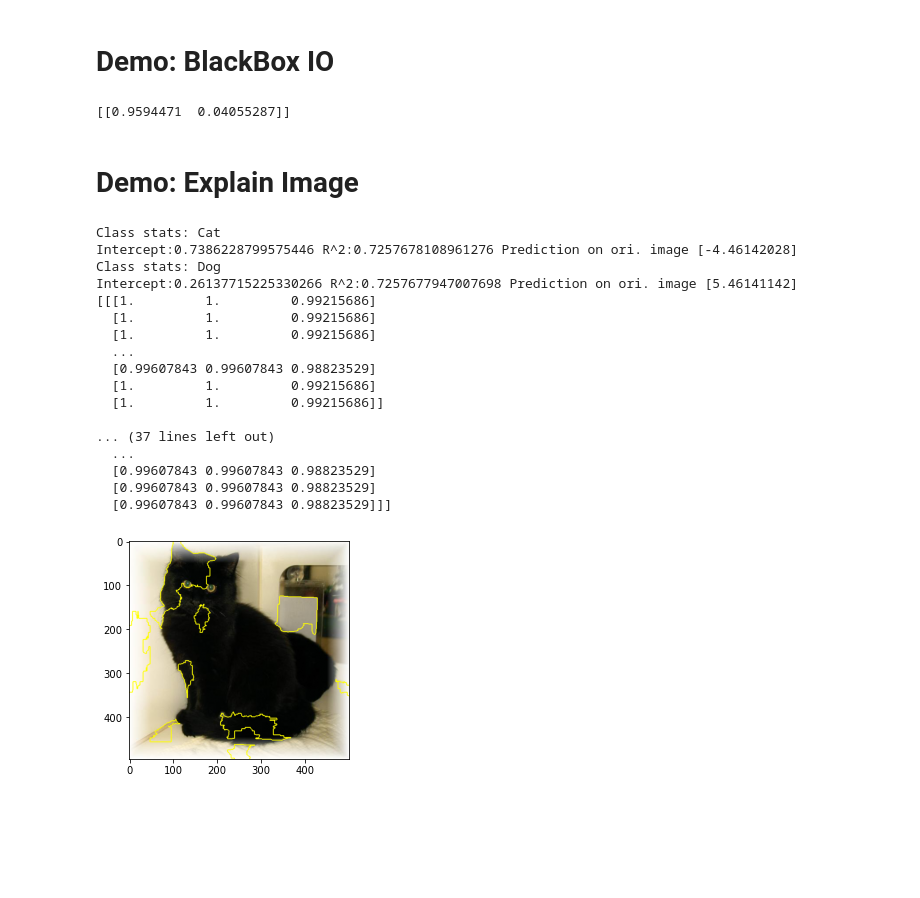
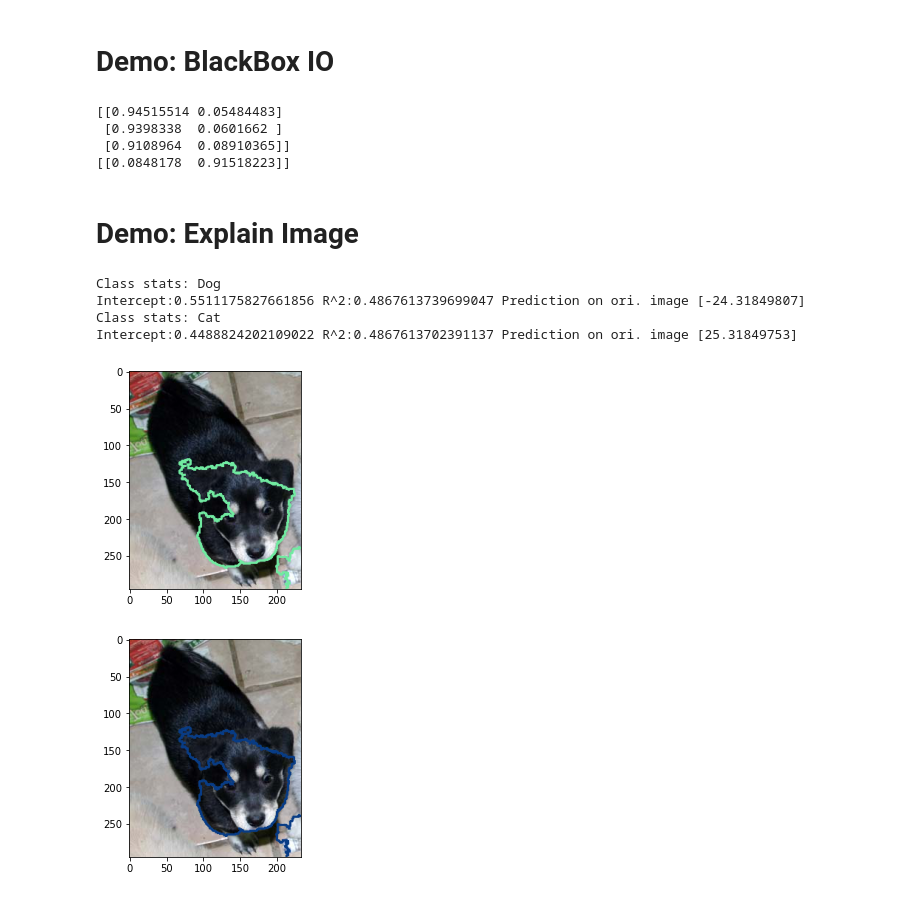
Before and after one commit to UberClifford/BOYS_LOVE_LIME, a Jupyter notebook: OurLIMENotebook.ipynb, the cells around one changed output. Cells and saved outputs as stored; diff of their text form; code cells hidden in the pictures; blank space fills up the shorter version.

```diff
--- a/OurLIMENotebook.ipynb
+++ b/OurLIMENotebook.ipynb
@@ -141,33 +142,35 @@ plt.imshow(sampled_images[0])
 # %% [markdown]
 # Demo: BlackBox IO
 # %%
+# blackbox output on sampled images
 blackbox_out = explainer.map_blaxbox_io(sampled_images)
-# blackbox output
+print(blackbox_out)
+#blackbox output on original image
 blackbox_out = explainer.map_blaxbox_io((ImageObjectDemo.original_image,))
 print(blackbox_out)
 # %% [output]
-[[0.9594471  0.04055287]]
+[[0.94515514 0.05484483]
+ [0.9398338  0.0601662 ]
+ [0.9108964  0.08910365]]
+[[0.0848178  0.91518223]]
 # %% [markdown]
 # Demo: Explain Image
-# %%
-explainer.explain_image(ImageObjectDemo, 300, classes, top_labels = 2, num_superpixels = 15)
-explainer.display_image_explanation(ImageObjectDemo)
-# %% [output]
-Class stats: Cat
-Intercept:0.7386228799575446 R^2:0.7257678108961276 Prediction on ori. image [-4.46142028]
-Class stats: Dog
-Intercept:0.26137715225330266 R^2:0.7257677947007698 Prediction on ori. image [5.46141142]
-[[[1.         1.         0.99215686]
-  [1.         1.         0.99215686]
-  [1.         1.         0.99215686]
-  ...
-  [0.99607843 0.99607843 0.98823529]
-  [1.         1.         0.99215686]
-  [1.         1.         0.99215686]]
-
-... (37 lines left out)
-  ...
-  [0.99607843 0.99607843 0.98823529]
-  [0.99607843 0.99607843 0.98823529]
-  [0.99607843 0.99607843 0.98823529]]]
-[figure, removed]
+# %%
+explainer.explain_image(ImageObjectDemo, 1000, classes, top_labels = 2, num_superpixels = 10)
+#In the images we fit a LLR on,
+# Image 1: the same score for dog as the blackbox classifier gave.
+# Image 2: the same score for cat as the blackbox classifier gave.
+
+# Since it is a dog picture, then in
+# Image 1: the target values are high values.
+# Image 2: target values are low values
+
+# Good sign that the superpixels coicinde, this means that:
+# - Superpixels that are dog-like give a low score for cats.
+# %% [output]
+Class stats: Dog
+Intercept:0.5511175827661856 R^2:0.4867613739699047 Prediction on ori. image [-24.31849807]
+Class stats: Cat
+Intercept:0.4488824202109022 R^2:0.4867613702391137 Prediction on ori. image [25.31849753]
+[figure, added]
+[figure, added]
```
Also changed, not shown: parts of 5 cells of this notebook, 1 other file.
